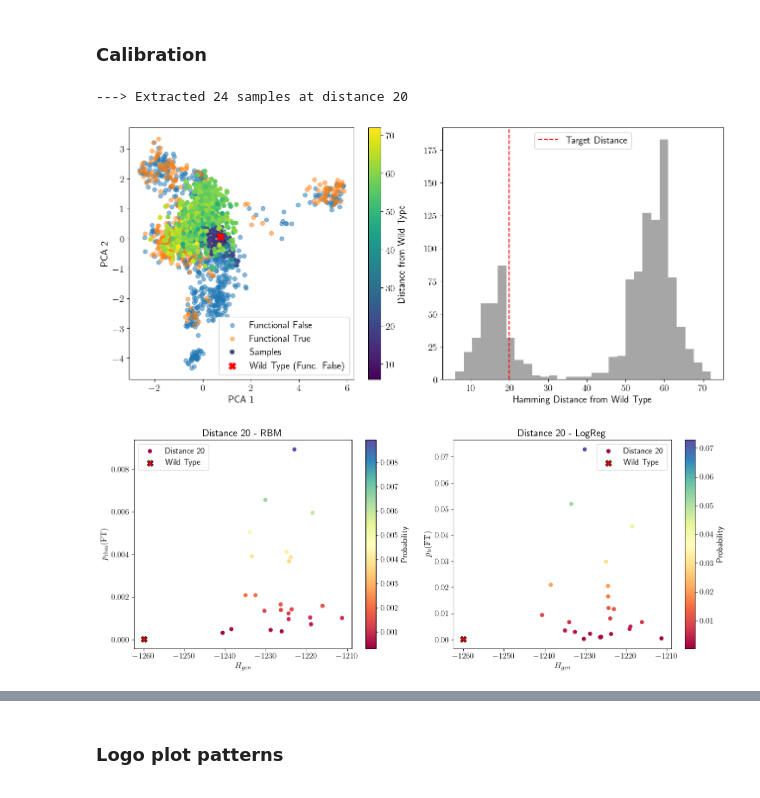
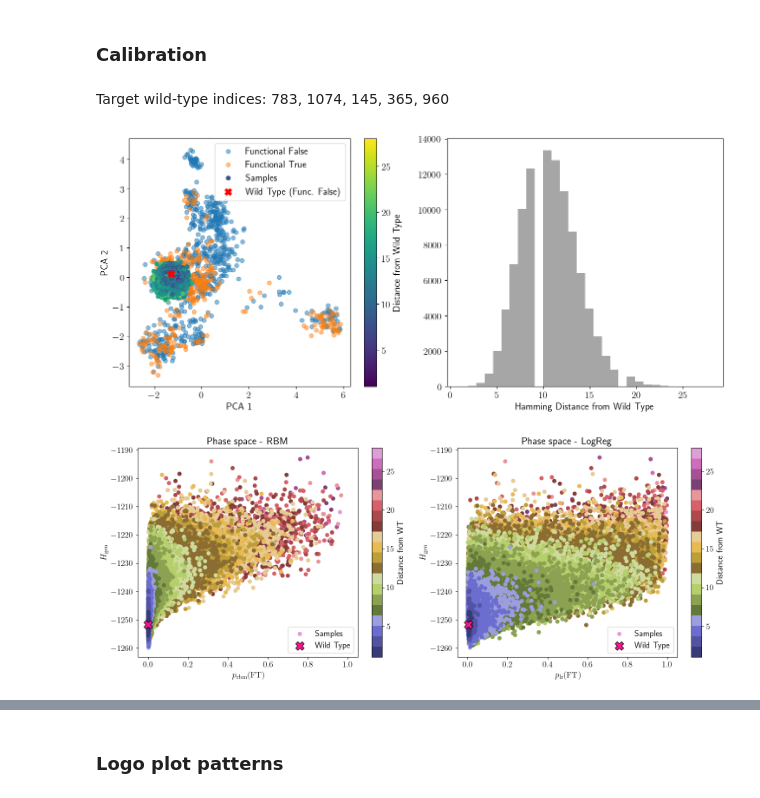
Before and after one commit to spqb/thermostable-ribozymes, a Jupyter notebook: notebooks/analysis_CM.ipynb, the cells around one changed output, grey strips where cells are left out. Saved outputs shown, nothing was run; the diff lists cells and outputs as text; code cells hidden in the pictures.

```diff
--- a/notebooks/analysis_CM.ipynb
+++ b/notebooks/analysis_CM.ipynb
@@ -439,24 +368,30 @@ def get_prob_logreg(samples, target_label_oh):
     return p_label
 # %% [markdown]
 ### Calibration
+# %% [markdown]
+Target wild-type indices: 783, 1074, 145, 365, 960
+# %%
+idx_wt = 145
+wild_type = dataset.data_one_hot[idx_wt]
+
+# visualize the wild type sequence in the pca space
+wt_pca = pca.transform(wild_type.view(1, -1).cpu().numpy())
 # %%
-num_samples = 10000
+num_samples = 100000
 ngibbs = 5000
-importance_weight = 0.8
-beta = 1.0
-sigma = 4.0
-target_distance = 20
+is_strength = 2.2
+gen_strength = 1.0
+label_strength = 8.0
 
-samples = importance_sampling_inverse(
+samples = importance_sampling(
     rbm=rbm,
     num_samples=num_samples,
     wild_type=wild_type,
-    init_chains=dataset.data_one_hot,
     target_label_oh=target_label_oh,
     ngibbs=ngibbs,
-    importance_weight=importance_weight,
-    beta=beta,
-    sigma=sigma,
+    is_strength=is_strength,
+    gen_strength=gen_strength,
+    label_strength=label_strength,
 )
 
 samples_pca = pca.transform(samples["visible"].view(len(samples["visible"]), -1).cpu().numpy())
@@ -466,10 +401,10 @@ distances = get_distance_from_wt(
 )
 
 fig, ax = plt.subplots(1, 2, figsize=(13, 6), dpi=100)
-ax[0].scatter(data_proj[functional_false_mask, 0], data_proj[functional_false_mask, 1], label='Functional False', alpha=0.5)
-ax[0].scatter(data_proj[~functional_false_mask, 0], data_proj[~functional_false_mask, 1], label='Functional True', alpha=0.5)
-sc = ax[0].scatter(samples_pca[:, 0], samples_pca[:, 1], c=distances.cpu().numpy(), cmap='viridis', label='Samples')
-ax[0].scatter(wt_pca[:, 0], wt_pca[:, 1], marker="X", s=100, c='red', label='Wild Type (Func. False)')
+ax[0].scatter(data_proj[functional_false_mask, 0], -data_proj[functional_false_mask, 1], label='Functional False', alpha=0.5)
+ax[0].scatter(data_proj[~functional_false_mask, 0], -data_proj[~functional_false_mask, 1], label='Functional True', alpha=0.5)
+sc = ax[0].scatter(samples_pca[:, 0], -samples_pca[:, 1], c=distances.cpu().numpy(), cmap='viridis', label='Samples')
+ax[0].scatter(wt_pca[:, 0], -wt_pca[:, 1], marker="X", s=100, c='red', label='Wild Type (Func. False)')
 ax[0].legend()
 ax[0].set_xlabel("PCA 1")
 ax[0].set_ylabel("PCA 2")
@@ -477,55 +412,50 @@ ax[0].set_ylabel("PCA 2")
 cbar = plt.colorbar(sc, ax=ax[0])
 cbar.set_label(r"Distance from Wild Type")
 
 ax[1].hist(distances.cpu().numpy(), bins=30, color='gray', alpha=0.7)
-ax[1].axvline(target_distance, color='red', linestyle='--', label='Target Distance')
-ax[1].legend()
 ax[1].set_xlabel("Hamming Distance from Wild Type")
 
 fig.tight_layout();
 
-
-# filter for sequences at a target distance
-samples_filtered = {k: v[distances == target_distance] for k, v in samples.items()}
-print(f"---> Extracted {len(samples_filtered['visible'])} samples at distance {target_distance}")
-
-assert len(samples_filtered['visible']) > 0, "No samples found at the target distance."
 Hgen, p_rbm = get_energy_contributions(
     rbm=rbm,
-    samples=samples_filtered,
+    samples=samples,
     target_label_oh=target_label_oh,
 )
-p_lr = get_prob_logreg(samples_filtered, target_label_oh)
+p_lr = get_prob_logreg(samples, target_label_oh)
 Hgen_wt, p_rbm_wt = get_energy_contributions(
     rbm=rbm,
     samples={"visible": wild_type.unsqueeze(0)},
     target_label_oh=target_label_oh,
 )
 
 p_lr_wt = get_prob_logreg({"visible": wild_type.unsqueeze(0)}, target_label_oh)
 fig, ax = plt.subplots(1, 2, figsize=(15, 6), dpi=100)
-sc0 = ax[0].scatter(Hgen.cpu().numpy(), p_rbm.cpu().numpy(), c=p_rbm.cpu().numpy(), cmap="Spectral", label=f"Distance {target_distance}")
-ax[0].set_xlabel(r"$H_{gen}$")
-ax[0].set_ylabel(r"$p_{\mathrm{rbm}}(\mathrm{FT})$")
-ax[0].set_title(f"Distance {target_distance} - RBM")
-ax[0].scatter(Hgen_wt.item(), p_rbm_wt.item(), marker="X", s=100, c='red', label='Wild Type', edgecolor='black')
+
+idx = np.argsort(distances.cpu().numpy())[::-1]
+sc0 = ax[0].scatter(p_rbm.cpu().numpy()[idx], Hgen.cpu().numpy()[idx], c=distances.cpu().numpy()[idx], cmap="tab20b", label=f"Samples")
+ax[0].set_ylabel(r"$H_{\mathrm{gen}}$")
+ax[0].set_xlabel(r"$p_{\mathrm{rbm}}(\mathrm{FT})$")
+ax[0].set_title(f"Phase space - RBM")
+ax[0].scatter(p_rbm_wt.item(), Hgen_wt.item(), marker="X", s=200, c='deeppink', label='Wild Type', edgecolor='black')
+ax[0].set_xlim(-0.05, 1.05)
 ax[0].legend()
 
-sc1 = ax[1].scatter(Hgen.cpu().numpy(), p_lr, c=p_lr, cmap="Spectral", label=f"Distance {target_distance}")
-ax[1].set_xlabel(r"$H_{gen}$")
-ax[1].set_ylabel(r"$p_{\mathrm{lr}}(\mathrm{FT})$")
-ax[1].set_title(f"Distance {target_distance} - LogReg")
-ax[1].scatter(Hgen_wt.item(), p_lr_wt.item(), marker="X", s=100, c='red', label='Wild Type', edgecolor='black')
+sc1 = ax[1].scatter(p_lr[idx], Hgen.cpu().numpy()[idx], c=distances.cpu().numpy()[idx], cmap="tab20b", label=f"Samples")
+ax[1].set_ylabel(r"$H_{\mathrm{gen}}$")
+ax[1].set_xlabel(r"$p_{\mathrm{lr}}(\mathrm{FT})$")
+ax[1].set_title(f"Phase space - LogReg")
+ax[1].scatter(p_lr_wt.item(), Hgen_wt.item(), marker="X", s=200, c='deeppink', label='Wild Type', edgecolor='black')
+ax[1].set_xlim(-0.05, 1.05)
 ax[1].legend()
 
 cbar0 = plt.colorbar(sc0, ax=ax[0])
-cbar0.set_label(r"Probability")
+cbar0.set_label(r"Distance from WT")
 
 cbar1 = plt.colorbar(sc1, ax=ax[1])
-cbar1.set_label(r"Probability")
+cbar1.set_label(r"Distance from WT")
 
 fig.tight_layout()
 # %% [output]
----> Extracted 24 samples at distance 20
-[figure, old version]
+[figure, new version]
-[figure, old version]
+[figure, new version]
```
Also changed, not shown: parts of 11 cells of this notebook.
